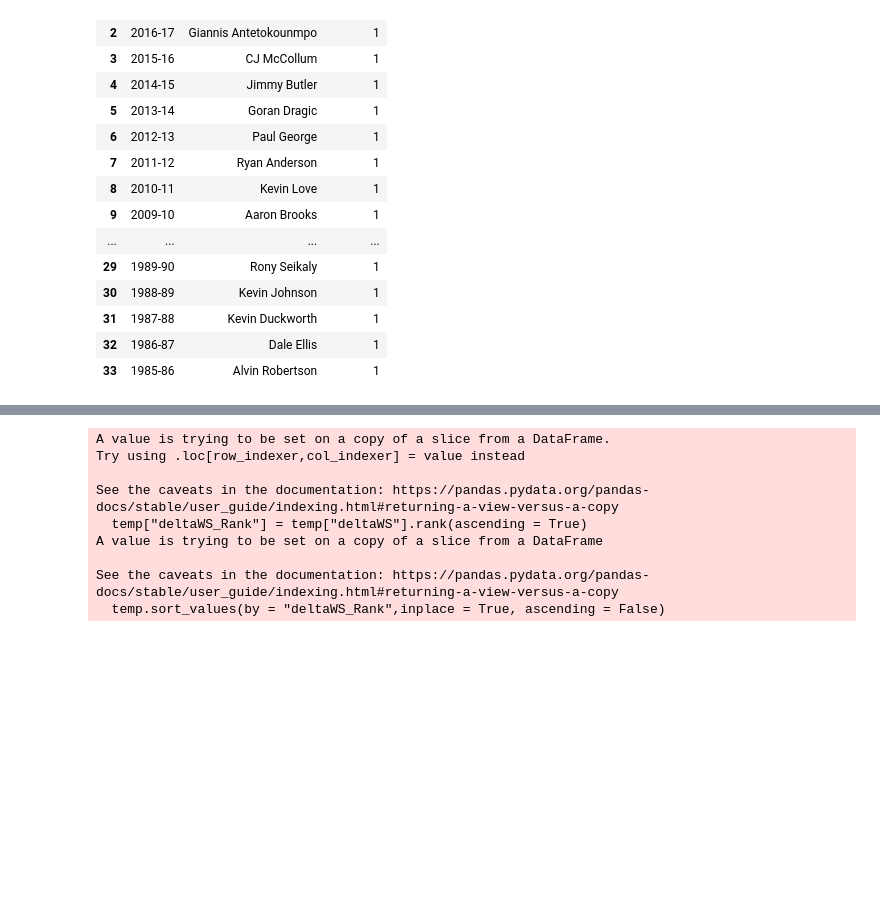
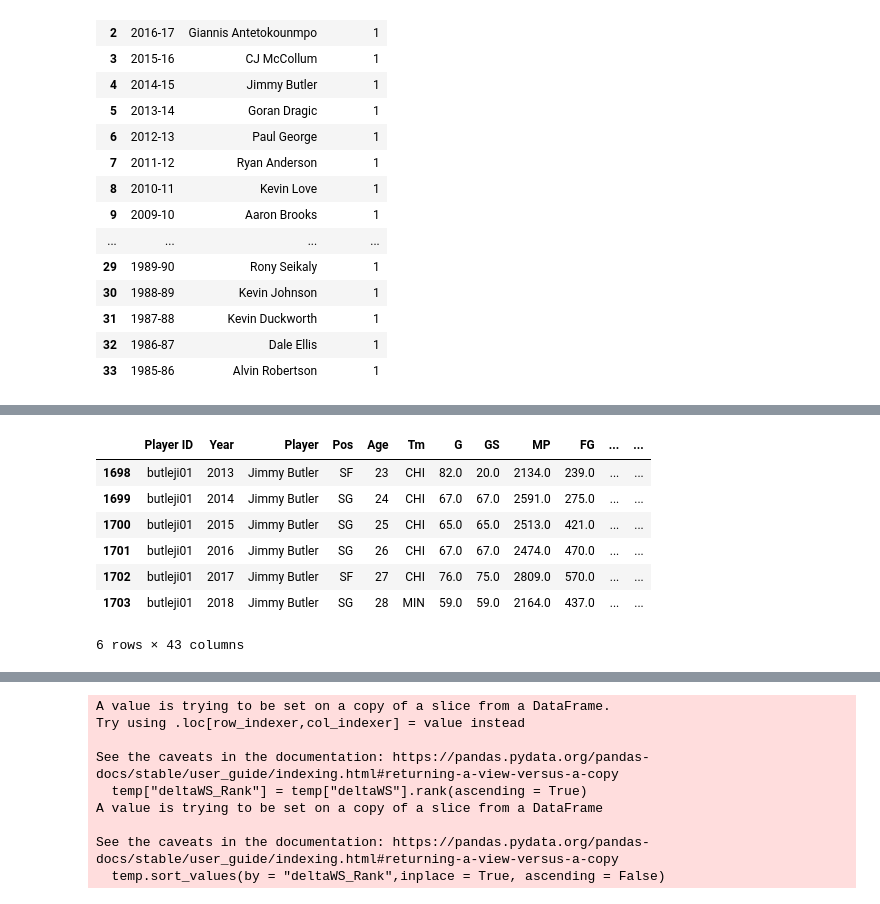
Before and after one commit to Pasindu19970808/NBAData, a Jupyter notebook: V2/NBA_DataAnalysis.ipynb, the cells around one changed output, grey strips where cells are left out. Saved outputs shown, nothing was run; the diff lists cells and outputs as text; code cells hidden in the pictures; blank space fills up the shorter version.

```diff
--- a/V2/NBA_DataAnalysis.ipynb
+++ b/V2/NBA_DataAnalysis.ipynb
@@ -122,3 +215,14 @@ deltaWS_df_mip
+# %%
+deltaWS_df_mip.loc[deltaWS_df_mip["Player"] == "Jimmy Butler"]
+# %% [output]
+|  | Player ID | Year | Player | Pos | Age | Tm | G | GS | MP | FG | ... | ... |
+| 1698 | butleji01 | 2013 | Jimmy Butler | SF | 23 | CHI | 82.0 | 20.0 | 2134.0 | 239.0 | ... | ... |
+| 1699 | butleji01 | 2014 | Jimmy Butler | SG | 24 | CHI | 67.0 | 67.0 | 2591.0 | 275.0 | ... | ... |
+| 1700 | butleji01 | 2015 | Jimmy Butler | SG | 25 | CHI | 65.0 | 65.0 | 2513.0 | 421.0 | ... | ... |
+| 1701 | butleji01 | 2016 | Jimmy Butler | SG | 26 | CHI | 67.0 | 67.0 | 2474.0 | 470.0 | ... | ... |
+| 1702 | butleji01 | 2017 | Jimmy Butler | SF | 27 | CHI | 76.0 | 75.0 | 2809.0 | 570.0 | ... | ... |
+| 1703 | butleji01 | 2018 | Jimmy Butler | SG | 28 | MIN | 59.0 | 59.0 | 2164.0 | 437.0 | ... | ... |
+6 rows × 43 columns
 # %%
 deltaWS_df_mip.loc[deltaWS_df_mip["Won MIP"].isna(),'Won MIP'] = int(0)
 deltaWS_df_mip
```
Also changed, not shown: parts of 17 cells of this notebook, 2 other files.
